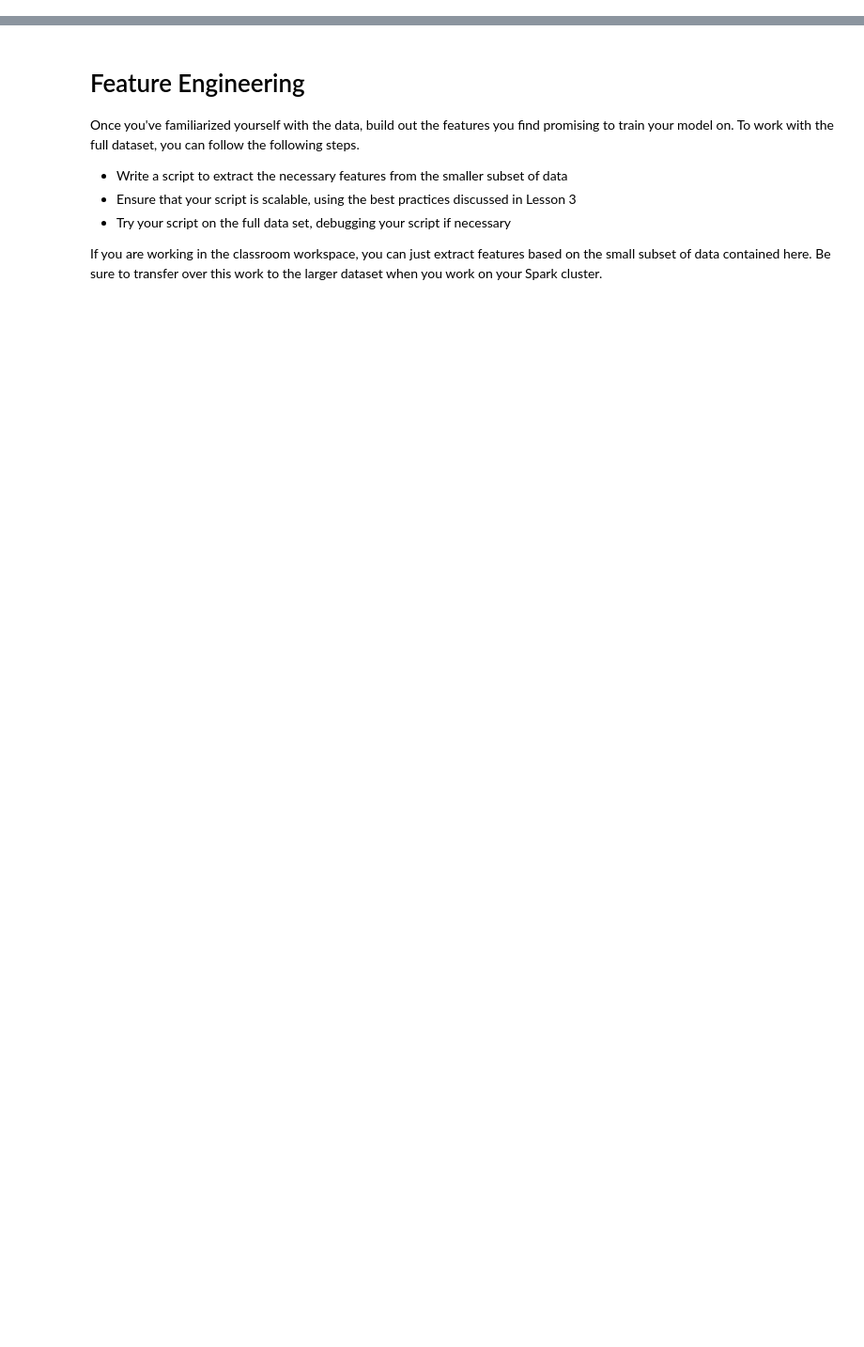
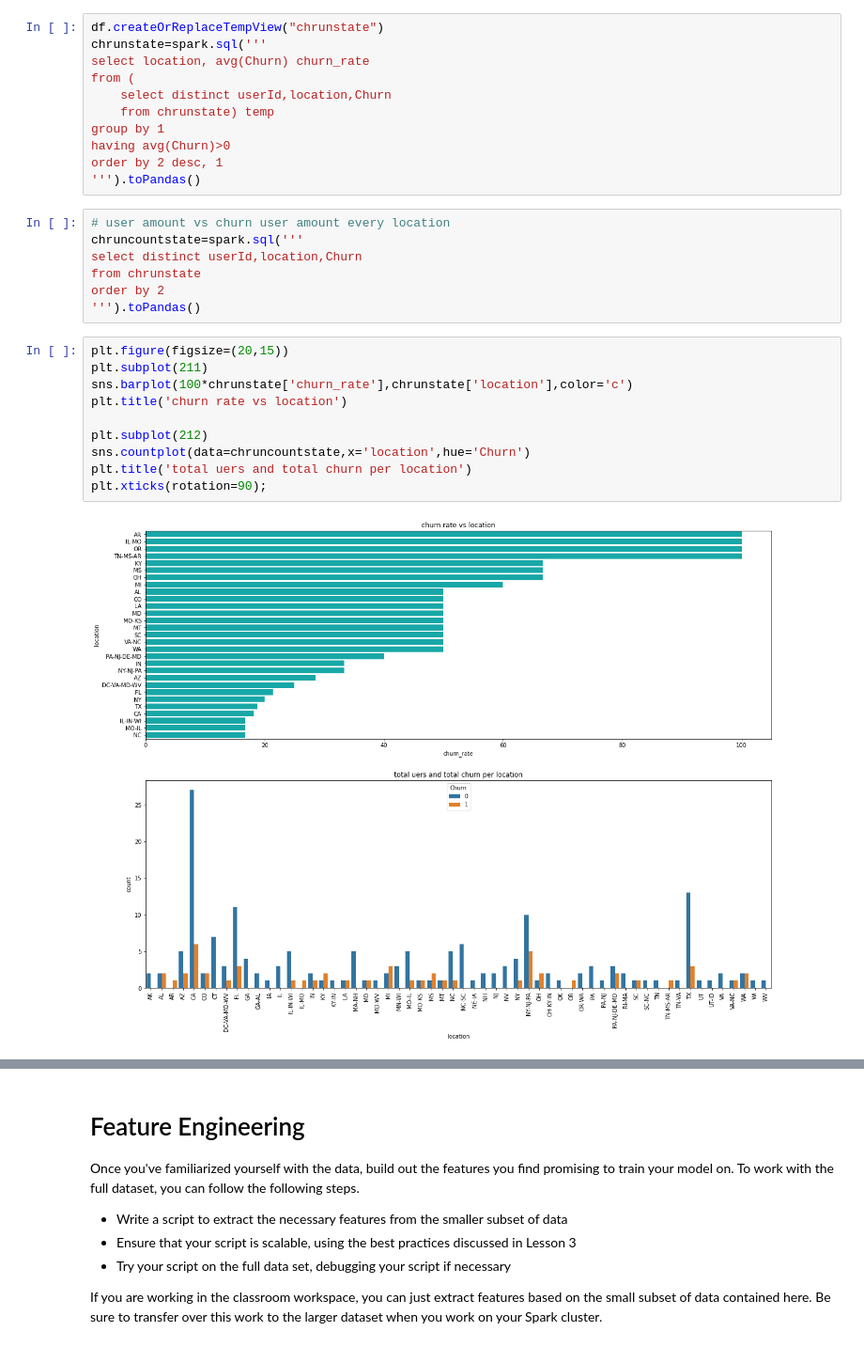
Before and after one commit to victorlifan/Sparkify--Pyspark-Big-Data-Project, a Jupyter notebook: Sparkify.ipynb, the cells around one changed output, grey strips where cells are left out. Shown: that part at 94% size. Saved outputs shown, nothing was run; the diff lists cells and outputs as text; blank space fills up the shorter version.

```diff
--- a/Sparkify.ipynb
+++ b/Sparkify.ipynb
@@ -22,0 +396,30 @@ Once you've defined churn, perform some exploratory data analysis to observe the
+# %%
+df.createOrReplaceTempView("chrunstate")
+chrunstate=spark.sql('''
+select location, avg(Churn) churn_rate
+from (
+    select distinct userId,location,Churn
+    from chrunstate) temp
+group by 1
+having avg(Churn)>0
+order by 2 desc, 1
+''').toPandas()
+# %%
+# user amount vs churn user amount every location
+chruncountstate=spark.sql('''
+select distinct userId,location,Churn
+from chrunstate
+order by 2
+''').toPandas()
+# %%
+plt.figure(figsize=(20,15))
+plt.subplot(211)
+sns.barplot(100*chrunstate['churn_rate'],chrunstate['location'],color='c')
+plt.title('churn rate vs location')
+
+plt.subplot(212)
+sns.countplot(data=chruncountstate,x='location',hue='Churn')
+plt.title('total uers and total churn per location')
+plt.xticks(rotation=90);
+# %% [output]
+[figure, added]
```
Also changed, not shown: parts of 96 cells of this notebook.
